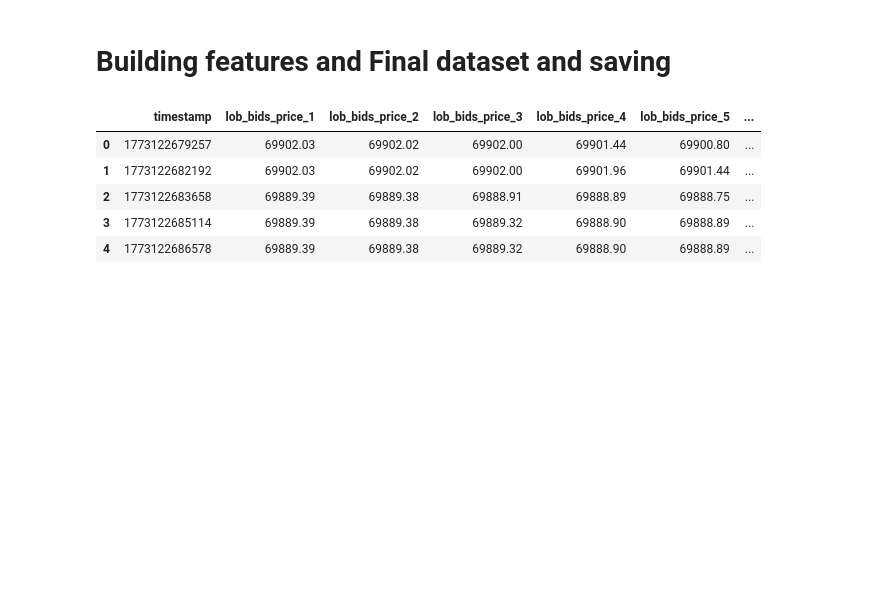
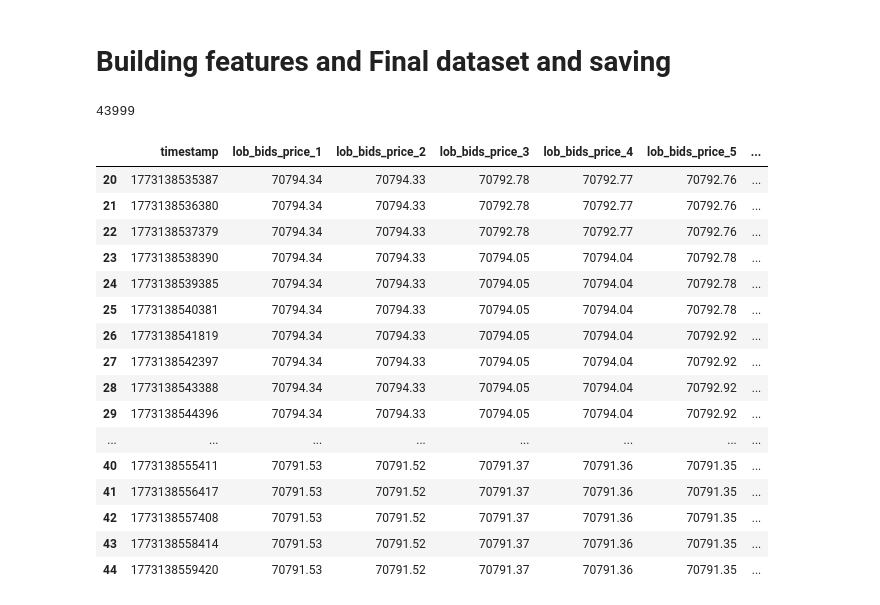
Before and after one commit to jay-odedra/microstructure-alpha-engine, a Jupyter notebook: notebooks/03_feature_engineering.ipynb, the cells around one changed output. Drawn from its saved outputs; the diff is of its cells as text; code cells hidden in the pictures; blank space fills up the shorter version.

```diff
--- a/notebooks/03_feature_engineering.ipynb
+++ b/notebooks/03_feature_engineering.ipynb
@@ -268,23 +269,60 @@ def merge_lob_and_trade(trade_features_df, lob_features_df):
 # %%
 lob_with_features = build_lob_feature_pipeline(lob_df)
 trade_with_features = build_trade_feature_pipeline(trade_df)
-
 final_dataset = merge_lob_and_trade(trade_with_features, lob_with_features)
 
+final_dataset = final_dataset.reset_index(drop=True)
+trade_cols = [
+    "trade_count",
+    "buy_count",
+    "sell_count",
+    "total_trade_volume",
+    "buy_volume",
+    "sell_volume",
+    "avg_trade_size",
+    "max_trade_size",
+    "min_trade_size",
+    "std_trade_size",
+    "vwap",
+    "max_over_average",
+    "trade_volume_imbalance",
+    "trade_volume_change",
+    "trade_count_change",
+    "trade_count_imbalance",
+    "lag_trade_volume_imbalance_1",
+    "lag_trade_volume_imbalance_2",
+    "lag_trade_volume_imbalance_3",
+    "lag_trade_volume_imbalance_5",
+]
+
+final_dataset[trade_cols] = final_dataset[trade_cols].fillna(0)
 final_dataset.dropna(inplace=True)
-final_dataset = final_dataset.reset_index(drop=True)
-
-PATH = "E:\\Quant_Projects\\microstructure-alpha-engine\\microstructure-alpha-engine\\data\\processed\\final_dataset.parquet"
+PATH = "C:\\Users\\jayod\\Documents\\Quant_Project\\microstructure-alpha-engine\\data\\processed\\final_dataset_40k.parquet"
 
 final_dataset.to_parquet(
     PATH,
     compression="snappy",
 )
-final_dataset.head()
+len(final_dataset)
 # %% [output]
-|  | timestamp | lob_bids_price_1 | lob_bids_price_2 | lob_bids_price_3 | lob_bids_price_4 | lob_bids_price_5 | ... |
-| 0 | 1773122679257 | 69902.03 | 69902.02 | 69902.00 | 69901.44 | 69900.80 | ... |
-| 1 | 1773122682192 | 69902.03 | 69902.02 | 69902.00 | 69901.96 | 69901.44 | ... |
-| 2 | 1773122683658 | 69889.39 | 69889.38 | 69888.91 | 69888.89 | 69888.75 | ... |
-| 3 | 1773122685114 | 69889.39 | 69889.38 | 69889.32 | 69888.90 | 69888.89 | ... |
-| 4 | 1773122686578 | 69889.39 | 69889.38 | 69889.32 | 69888.90 | 69888.89 | ... |
+43999
+# %%
+final_dataset.head(25)
+# %% [output]
+|  | timestamp | lob_bids_price_1 | lob_bids_price_2 | lob_bids_price_3 | lob_bids_price_4 | lob_bids_price_5 | ... |
+| 20 | 1773138535387 | 70794.34 | 70794.33 | 70792.78 | 70792.77 | 70792.76 | ... |
+| 21 | 1773138536380 | 70794.34 | 70794.33 | 70792.78 | 70792.77 | 70792.76 | ... |
+| 22 | 1773138537379 | 70794.34 | 70794.33 | 70792.78 | 70792.77 | 70792.76 | ... |
+| 23 | 1773138538390 | 70794.34 | 70794.33 | 70794.05 | 70794.04 | 70792.78 | ... |
+| 24 | 1773138539385 | 70794.34 | 70794.33 | 70794.05 | 70794.04 | 70792.78 | ... |
+| 25 | 1773138540381 | 70794.34 | 70794.33 | 70794.05 | 70794.04 | 70792.78 | ... |
+| 26 | 1773138541819 | 70794.34 | 70794.33 | 70794.05 | 70794.04 | 70792.92 | ... |
+| 27 | 1773138542397 | 70794.34 | 70794.33 | 70794.05 | 70794.04 | 70792.92 | ... |
+| 28 | 1773138543388 | 70794.34 | 70794.33 | 70794.05 | 70794.04 | 70792.92 | ... |
+| 29 | 1773138544396 | 70794.34 | 70794.33 | 70794.05 | 70794.04 | 70792.92 | ... |
+| ... | ... | ... | ... | ... | ... | ... | ... |
+| 40 | 1773138555411 | 70791.53 | 70791.52 | 70791.37 | 70791.36 | 70791.35 | ... |
+| 41 | 1773138556417 | 70791.53 | 70791.52 | 70791.37 | 70791.36 | 70791.35 | ... |
+| 42 | 1773138557408 | 70791.53 | 70791.52 | 70791.37 | 70791.36 | 70791.35 | ... |
+| 43 | 1773138558414 | 70791.53 | 70791.52 | 70791.37 | 70791.36 | 70791.35 | ... |
+| 44 | 1773138559420 | 70791.53 | 70791.52 | 70791.37 | 70791.36 | 70791.35 | ... |
```
Also changed, not shown: parts of 15 cells of this notebook, 30 other files.
